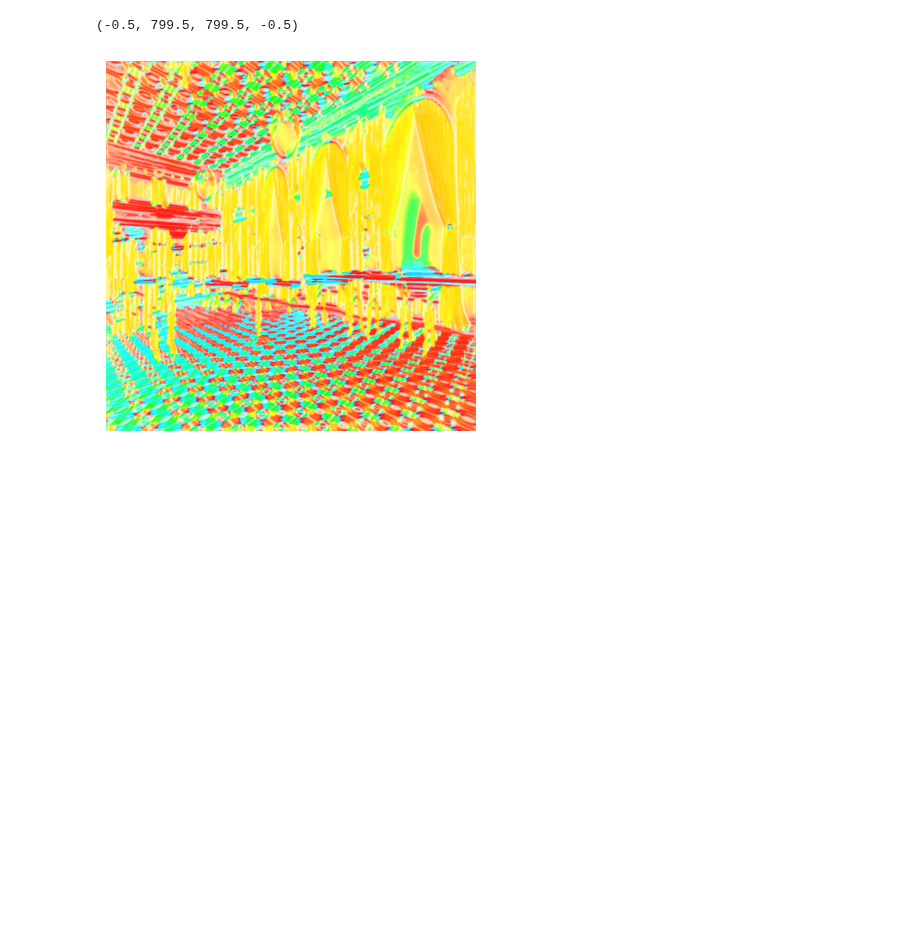
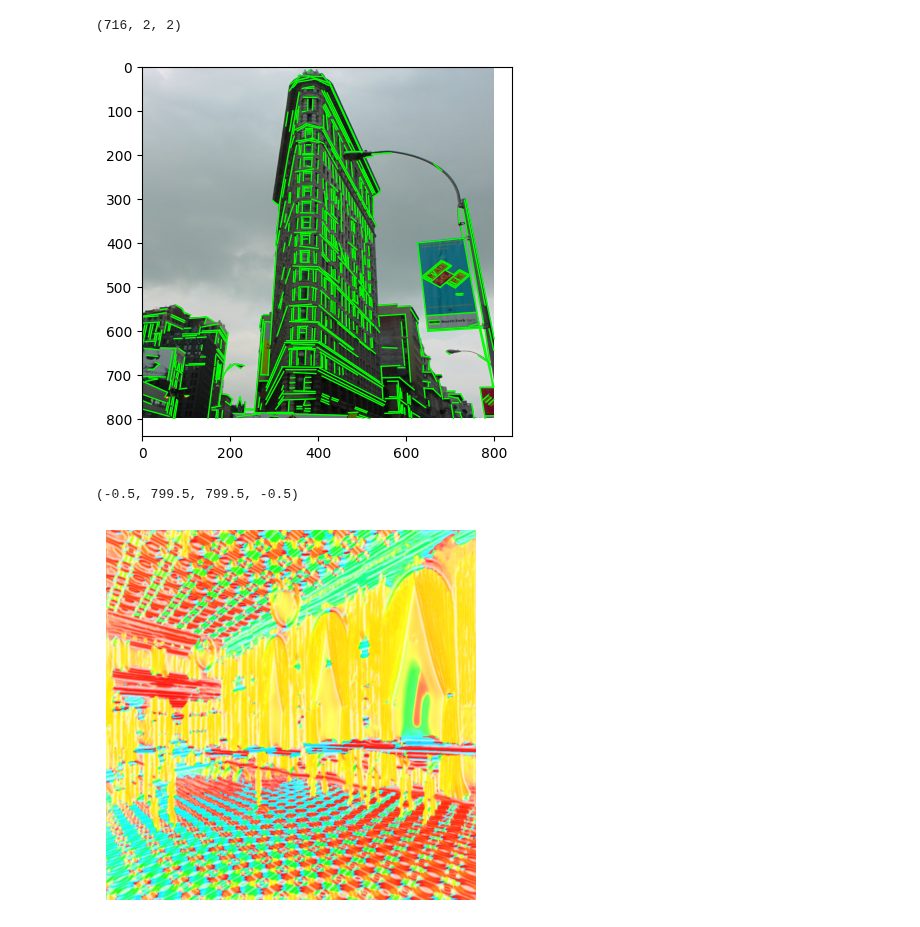
Before and after one commit to ewgoedeke/glue-factory, a Jupyter notebook: notebooks/training_visualization.ipynb, the cells around one changed output. Cells and saved outputs as stored; diff of their text form; code cells hidden in the pictures; blank space fills up the shorter version.

Commit message:
Add updated line detection

```diff
--- a/notebooks/training_visualization.ipynb
+++ b/notebooks/training_visualization.ipynb
@@ -109,8 +110,9 @@ sold2 = KF.SOLD2(pretrained=True, config=None)
 aliked_model = ALIKED(aliked_conf)
 deeplsd_model.eval()
 resize_func = Resize(size)
-image_path = "../data/minidepth/images/0005/562094050_5938f37ea5_o.jpg"
-#image_path = "../data/mini_depth_100/00283.jpg"
+# "0005","562094050_5938f37ea5_o.jpg"
+#image_path = "../data/minidepth/images/0005/562094050_5938f37ea5_o.jpg"
+image_path = "../data/minidepth/images/0060/33842854_19e955c081_o.jpg"
 img = cv2.resize(cv2.imread(image_path),size)
 #homography =  sample_homography(img,conf_homography,size)
 #img = homography["image"]
@@ -119,13 +121,13 @@ img_torch = numpy_image_to_torch(img)
 img_torch_grayscale = torchvision.transforms.Grayscale()(img_torch).unsqueeze(0)
 img_torch = img_torch.unsqueeze(0)
 with torch.no_grad():
-    output_superpoint = superpoint_model({"image": img_torch})
-    output_jpldd = jpldd_model({"image": img_torch})
+    #output_superpoint = superpoint_model({"image": img_torch})
+    #output_jpldd = jpldd_model({"image": img_torch})
     output_deeplsd = deeplsd_model.forward_ha({"image": img_torch})
-    output_sold2 = sold2(img_torch_grayscale)
-    output_aliked = aliked_model({"image": img_torch})
-distance_field_jpldd = output_jpldd["line_distancefield"][0]
+    #output_sold2 = sold2(img_torch_grayscale)
+    #output_aliked = aliked_model({"image": img_torch})
+#distance_field_jpldd = output_jpldd["line_distancefield"][0]
 #distance_field_jpldd = output_jpldd["deeplsd_line_distancefield"][0]
-angle_field_jpldd = output_jpldd["line_anglefield"][0]
-distance_field_deeplsd = output_deeplsd["df"][0]
-angle_field_deeplsd = output_deeplsd["line_level"][0]
+#angle_field_jpldd = output_jpldd["line_anglefield"][0]
+#distance_field_deeplsd = output_deeplsd["df"][0]
+#angle_field_deeplsd = output_deeplsd["line_level"][0]
@@ -135,3 +134,18 @@ angle_field_deeplsd = output_deeplsd["line_level"][0]
+# %%
+output_deeplsd["lines"][0].shape
+# %% [output]
+(716, 2, 2)
+# %%
+LINE_COLOR = 'lime'
+lines = output_deeplsd["lines"][0]
+plt.imshow(cv2.cvtColor(img, cv2.COLOR_BGR2RGB))
+for line in lines:
+    line_start = line[0]
+    line_end = line[1]
+    plt.plot([line_start[0],line_end[0]], [line_start[1],line_end[1]], c=LINE_COLOR, linewidth=1)
+plt.show()
+# %% [output]
+[figure, added]
 # %%
 # f, axarr = plt.subplots(2,2)
 plt.imshow(get_flow_vis(distance_field_deeplsd,angle_field_deeplsd))
```
Also changed, not shown: parts of 2 cells of this notebook, 3 other files.
